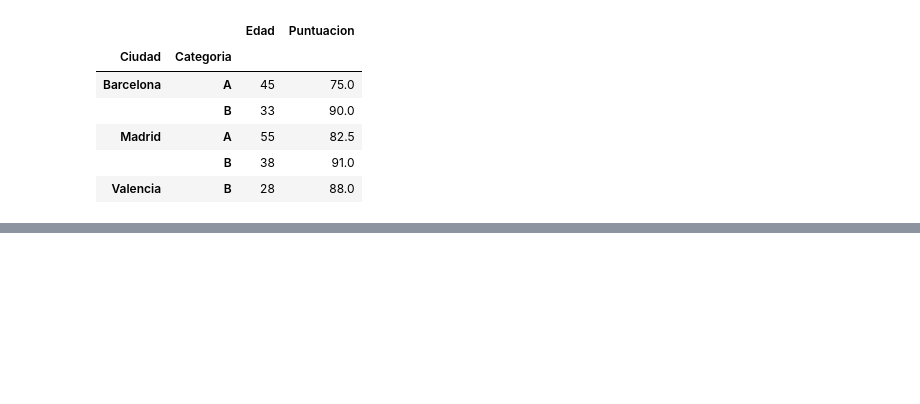
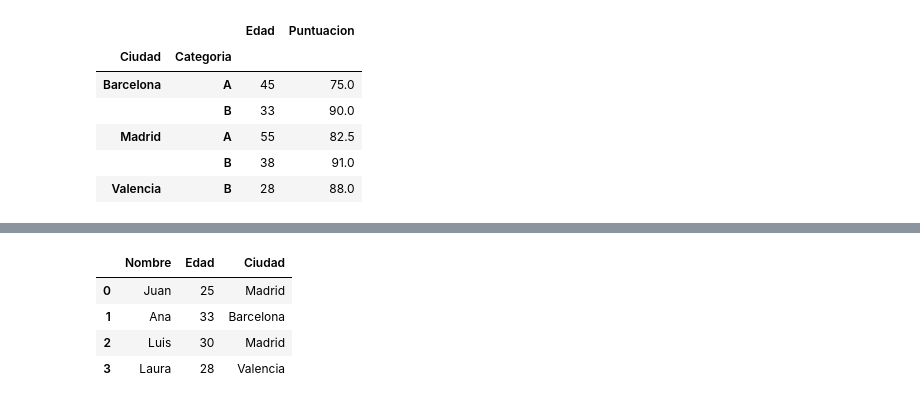
Before and after one commit to FlamInIFabrIzIo/Conceptos_DA, a Jupyter notebook: 1.ipynb, the cells around one changed output, grey strips where cells are left out. Drawn from its saved outputs; the diff is of its cells as text; code cells hidden in the pictures; blank space fills up the shorter version.

Commit message:
agregar una columna sin modificar el df

```diff
--- a/1.ipynb
+++ b/1.ipynb
@@ -364,3 +364,10 @@ aggregated_data_multi
 | Madrid | A | 55 | 82.5 |
 |  | B | 38 | 91.0 |
 | Valencia | B | 28 | 88.0 |
+# %%
+#Agregar una columna
+##Crear una dataframe de ej
+data = {"Nombre":["Juan", "Ana", "Luis", "Laura"],
+        "Edad" : [25, 33, 30, 28]}
+df = pd.DataFrame(data)
+df
@@ -366,0 +380,10 @@ aggregated_data_multi
+# %%
+#Agregar una columna
+df["Ciudad"] = ["Madrid", "Barcelona", "Madrid", "Valencia"]
+df
+# %% [output]
+|  | Nombre | Edad | Ciudad |
+| 0 | Juan | 25 | Madrid |
+| 1 | Ana | 33 | Barcelona |
+| 2 | Luis | 30 | Madrid |
+| 3 | Laura | 28 | Valencia |
```
Also changed, not shown: parts of 1 cell of this notebook.
